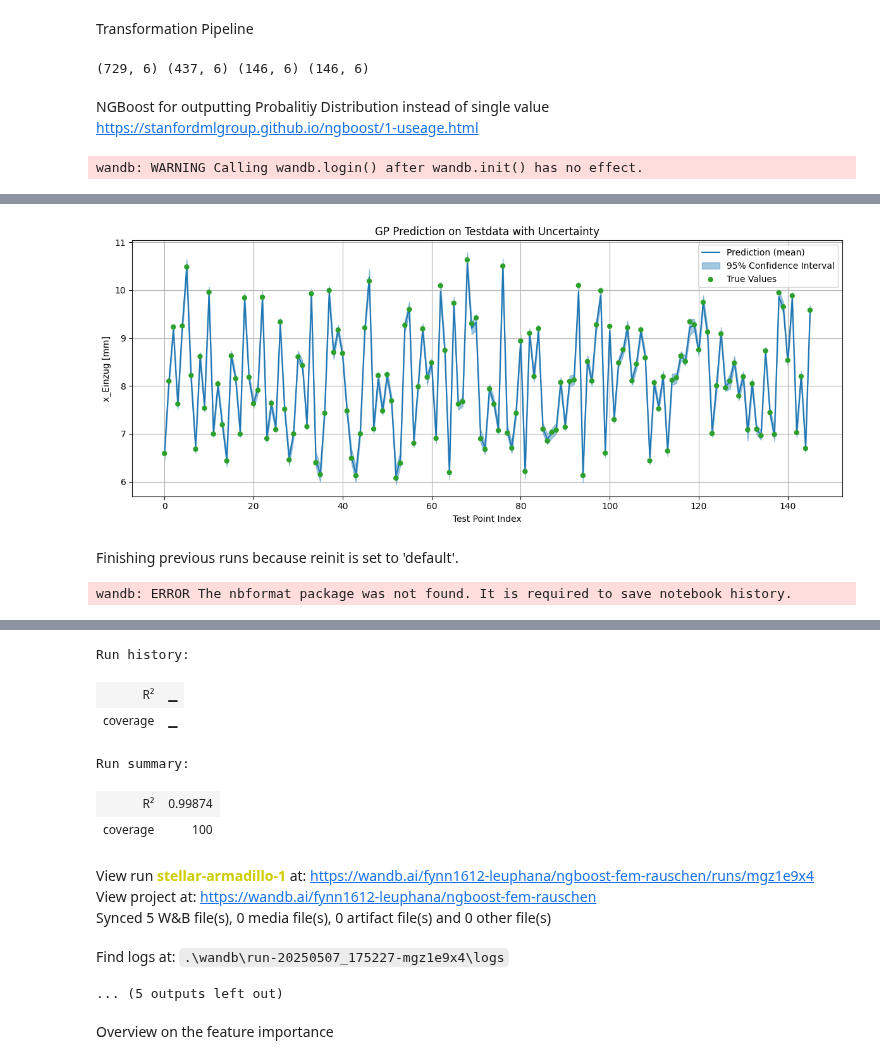
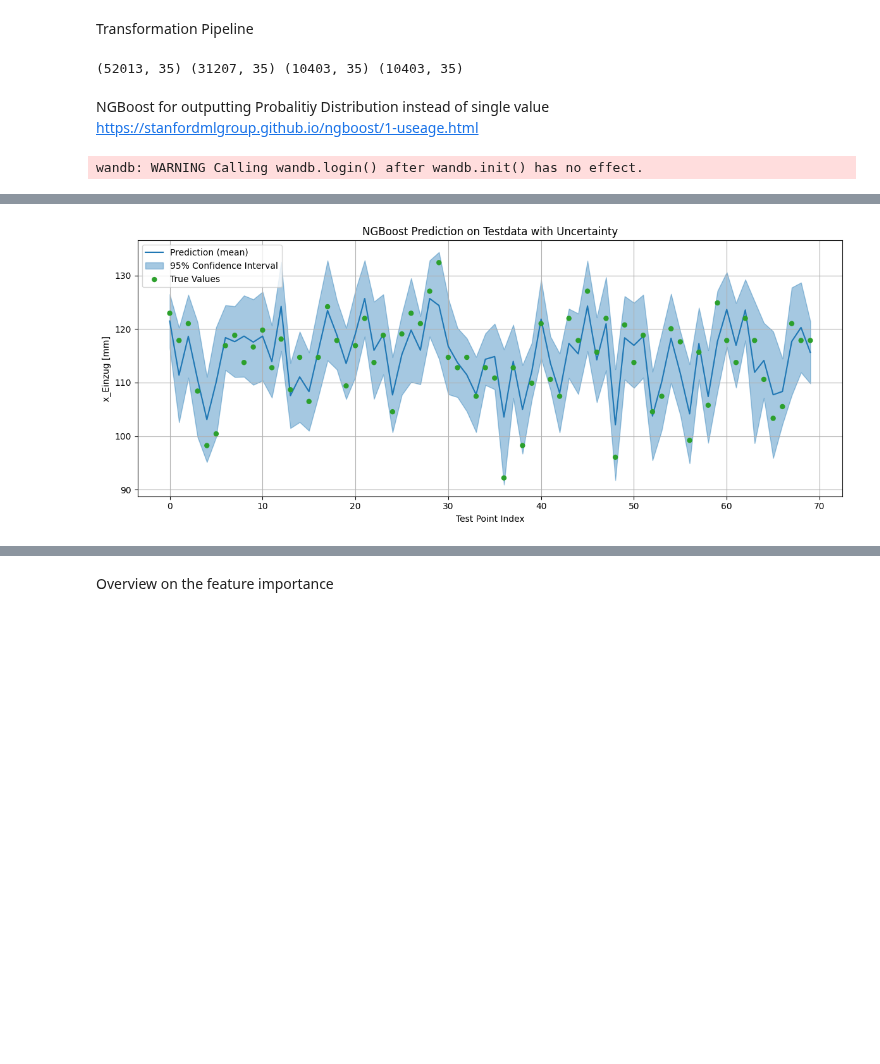
Before and after one commit to Fynn1612/Masterarbeit, a Jupyter notebook: models/NGBoost.ipynb, the cells around one changed output, grey strips where cells are left out. Saved outputs shown, nothing was run; the diff lists cells and outputs as text; code cells hidden in the pictures; blank space fills up the shorter version.

```diff
--- a/models/NGBoost.ipynb
+++ b/models/NGBoost.ipynb
@@ -6,9 +6,11 @@ import pandas as pd
 
 #%matplotlib inline
 
-path = r"C:\Users\Surface\Masterarbeit\data\FEM_Daten\Baseline.xlsx"
+#path = r"C:\Users\Surface\Masterarbeit\data\FEM_Daten\Baseline.xlsx"
+path = r"C:\Users\Surface\Masterarbeit\data\Produktionsdaten\WZ_2_Feature_Engineered_vorsortiert.xlsx"
 
-df = pd.read_excel(path)
+df1 = pd.read_excel(path)
+df = df1.drop(['time_stamp','C1_V01+C2_V01', 'C1_V01+C2_V02'], axis=1)
 # %% [markdown]
 Transformation Pipeline
 # %%
@@ -16,11 +18,13 @@ from sklearn.pipeline import Pipeline
 from sklearn.preprocessing import StandardScaler
 from sklearn.model_selection import train_test_split
 
+#target = 'x_Einzug [mm]'
+target = 'C1_V01_delta_kan'
 
 # get the numerical features
-data_num = df.drop('x_Einzug [mm]', axis = 1)
+data_num = df.drop(target, axis = 1)
 # get the target values
-data_labels = df['x_Einzug [mm]'].to_numpy()
+data_labels = df[target].to_numpy()
 
 # pipeline for preprocessing the data
 
@@ -35,7 +39,7 @@ X_temp, X_test, y_temp, y_test = train_test_split(data_prep, data_labels, test_s
 X_train, X_val, y_train, y_val = train_test_split(X_temp, y_temp, test_size= 0.25, random_state=42)
 print(data_prep.shape, X_train.shape, X_val.shape, X_test.shape)
 # %% [output]
-(729, 6) (437, 6) (146, 6) (146, 6)
+(52013, 35) (31207, 35) (10403, 35) (10403, 35)
 # %% [markdown]
 NGBoost for outputting Probalitiy Distribution instead of single value https://stanfordmlgroup.github.io/ngboost/1-useage.html
 # %%
@@ -50,7 +54,7 @@ wandb.login()
 
 # first choice: normal distribution
 # default base learner is a depth 3 decision tree
-ngb = NGBRegressor(Dist=Normal, Score = LogScore, verbose = True, n_estimators=400, learning_rate=0.01)
+ngb = NGBRegressor(Dist=Normal, Score = LogScore, verbose = True, n_estimators=800, learning_rate=0.01)
 # fit the model to the training data, early stopping on validation set after 2 rounds without improvement
 ngb.fit(X_train, y_train, X_val=X_val, Y_val=y_val, early_stopping_rounds=2)
 
@@ -64,7 +68,7 @@ train_stddev = y_dists_train.scale
 
 # Calculate R² for the train data
 r2_test = r2_score(y_train, train_mean)
-print(f"R² on Test Data: {r2_test:.3f}")
+print(f"R² on Train Data: {r2_test:.3f}")
 
 # Extract mean and standard deviation from predictions
 test_mean = y_dists_test.loc
@@ -75,13 +79,14 @@ true = y_test
 r2_test = r2_score(true, test_mean)
 print(f"R² on Test Data: {r2_test:.3f}")
 
+
 # Define the confidence interval bounds (95% CI ≈ mean ± 2*std)
-ngboost_lower = test_mean - 2*test_stddev
-ngboost_upper = test_mean + 2*test_stddev
+ngboost_lower = test_mean[:70] - 2*test_stddev[:70]
+ngboost_upper = test_mean[:70] + 2*test_stddev[:70]
 
 # Check whether each true value lies within the 95% confidence interval
 # If yes, the point will be green; if not, red
-in_interval = (true >= ngboost_lower) & (true <= ngboost_upper)
+in_interval = (true[:70] >= ngboost_lower) & (true[:70] <= ngboost_upper)
 colors = ['tab:green' if inside else 'tab:red' for inside in in_interval]
 
 # Calculate coverage (percentage of true values within the CI)
@@ -92,36 +97,36 @@ print(f"Coverage: {coverage:.2f}%")
 
 # Plotting the prediction with uncertainty and true values
 fig = plt.figure(figsize=(12, 5))
-x_axis = np.arange(len(y_test))
+x_axis = np.arange(len(y_test[:70]))
 
 # Plot predicted mean
-plt.plot(x_axis, test_mean, label="Prediction (mean)", color='tab:blue')
+plt.plot(x_axis, test_mean[:70], label="Prediction (mean)", color='tab:blue')
 
 # Shade the 95% confidence interval (±2 standard deviations)
 plt.fill_between(x_axis, ngboost_lower, ngboost_upper,
                  alpha=0.4, color='tab:blue', label='95% Confidence Interval')
 
 # Plot true target values as orange dots
-plt.scatter(x_axis, true, label="True Values", c=colors, s=25, zorder=3)
+plt.scatter(x_axis, true[:70], label="True Values", c=colors, s=25, zorder=3)
 
 # Add plot labels and formatting
-plt.title("GP Prediction on Testdata with Uncertainty")
+plt.title("NGBoost Prediction on Testdata with Uncertainty")
 plt.xlabel("Test Point Index")
 plt.ylabel("x_Einzug [mm]")
 plt.legend()
 plt.grid(True)
 plt.tight_layout()
 plt.show()
-wandb.init(project="ngboost-fem-rauschen", config={
-    "n_estimators": 400,
-    "learning_rate": 0.01,
-    "distribution": "Normal",
-    "score": "LogScore",
-    "early_stopping_rounds": 2,
-    })
+# wandb.init(project="ngboost-fem-rauschen", config={
+#     "n_estimators": 400,
+#     "learning_rate": 0.01,
+#     "distribution": "Normal",
+#     "score": "LogScore",
+#     "early_stopping_rounds": 2,
+#     })
 
-wandb.log({"coverage": coverage})
-wandb.log({"R²": r2_test})
-wandb.log({"confidence_interval_plot": wandb.Image(fig)})
+# wandb.log({"coverage": coverage})
+# wandb.log({"R²": r2_test})
+# wandb.log({"confidence_interval_plot": wandb.Image(fig)})
 # %% [output]
 wandb: WARNING Calling wandb.login() after wandb.init() has no effect.
@@ -134,4 +143,2 @@ R² on Test Data: 0.999
 Coverage: 100.00%
-[figure, old version]
+[figure, new version]
-Finishing previous runs because reinit is set to 'default'.
-wandb: ERROR The nbformat package was not found. It is required to save notebook history.
@@ -139,14 +145,3 @@ wandb: ERROR The nbformat package was not found. It is required to save notebook
-Run history:
-| R² | ▁ |
-| coverage | ▁ |
-Run summary:
-| R² | 0.99874 |
-| coverage | 100 |
-View run stellar-armadillo-1 at: https://wandb.ai/fynn1612-leuphana/ngboost-fem-rauschen/runs/mgz1e9x4
-View project at: https://wandb.ai/fynn1612-leuphana/ngboost-fem-rauschen
-Synced 5 W&B file(s), 0 media file(s), 0 artifact file(s) and 0 other file(s)
-Find logs at: .\wandb\run-20250507_175227-mgz1e9x4\logs
-... (5 outputs left out)
 # %% [markdown]
 Overview on the feature importance
 # %%
```
Also changed, not shown: parts of 2 cells of this notebook, 16 other files.
